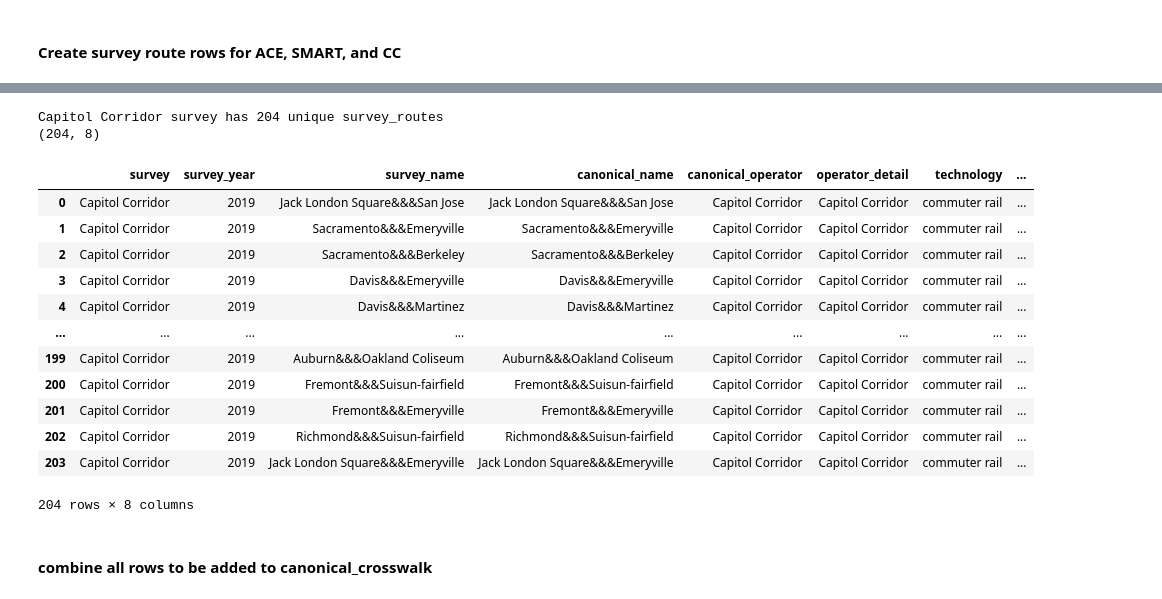
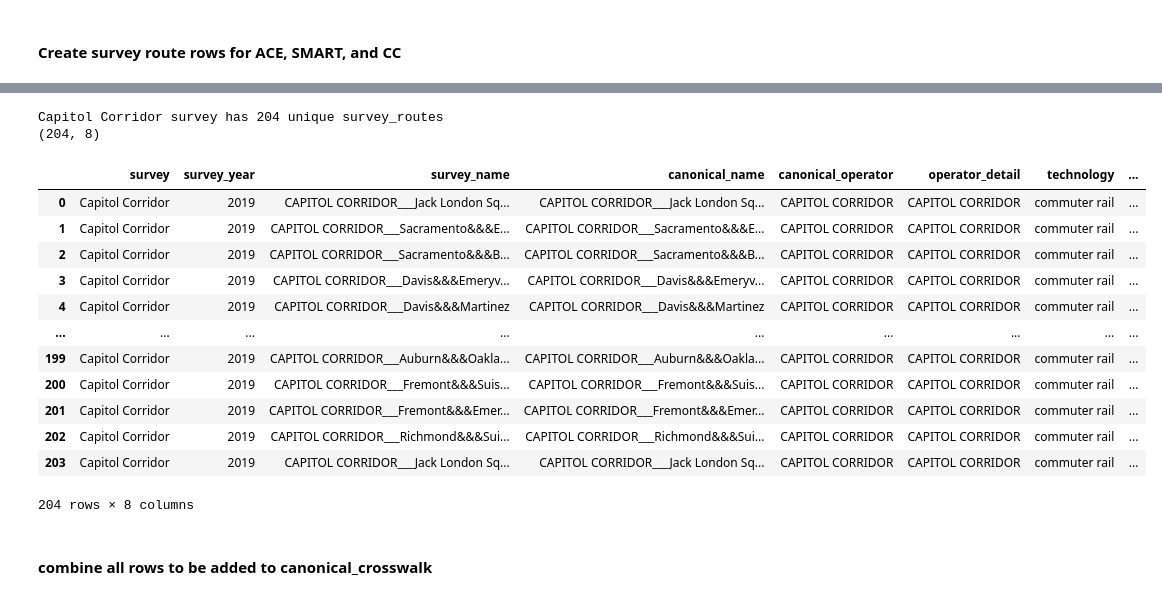
Before and after one commit to BayAreaMetro/transit-passenger-surveys, a Jupyter notebook: make-uniform/production/preprocess/add_ACE_SMART_CC_surveyRoute_to_canonical_crosswalk.ipynb, the cells around one changed output, grey strips where cells are left out. Cells and saved outputs as stored; diff of their text form; code cells hidden in the pictures.

```diff
--- a/make-uniform/production/preprocess/add_ACE_SMART_CC_surveyRoute_to_canonical_crosswalk.ipynb
+++ b/make-uniform/production/preprocess/add_ACE_SMART_CC_surveyRoute_to_canonical_crosswalk.ipynb
@@ -261,39 +261,39 @@ SMART survey has 69 unique survey_routes
 69 rows × 8 columns
 # %%
 # Capitol Corridor survey routes
-cc_data['survey_route_for_crosswalk'] = cc_data['Q1A'] + '&&&' + cc_data['Q1B']
+cc_data['survey_route_for_crosswalk'] = 'CAPITOL CORRIDOR___' + cc_data['Q1A'] + '&&&' + cc_data['Q1B']
 cc_routes = list(cc_data.survey_route_for_crosswalk.unique())
 print('Capitol Corridor survey has {} unique survey_routes'.format(len(cc_routes)))
 # print(cc_routes)
 
 # create rows
 route_add_cc = pd.DataFrame(columns = list(crosswalk))
 route_add_cc['survey_name'] = cc_routes
 route_add_cc['canonical_name'] = route_add_cc['survey_name']
-route_add_cc['canonical_operator'] = 'Capitol Corridor'
+route_add_cc['canonical_operator'] = 'CAPITOL CORRIDOR'
 route_add_cc['operator_detail'] = route_add_cc['canonical_operator']
 route_add_cc['technology'] = 'commuter rail'
 route_add_cc['technology_detail'] = route_add_cc['technology']
 route_add_cc['survey'] = 'Capitol Corridor'
 route_add_cc['survey_year'] = 2019
 
 print(route_add_cc.shape)
 display(route_add_cc)
 # %% [output]
 Capitol Corridor survey has 204 unique survey_routes
 (204, 8)
 |  | survey | survey_year | survey_name | canonical_name | canonical_operator | operator_detail | technology | ... |
-| 0 | Capitol Corridor | 2019 | Jack London Square&&&San Jose | Jack London Square&&&San Jose | Capitol Corridor | Capitol Corridor | commuter rail | ... |
-| 1 | Capitol Corridor | 2019 | Sacramento&&&Emeryville | Sacramento&&&Emeryville | Capitol Corridor | Capitol Corridor | commuter rail | ... |
-| 2 | Capitol Corridor | 2019 | Sacramento&&&Berkeley | Sacramento&&&Berkeley | Capitol Corridor | Capitol Corridor | commuter rail | ... |
-| 3 | Capitol Corridor | 2019 | Davis&&&Emeryville | Davis&&&Emeryville | Capitol Corridor | Capitol Corridor | commuter rail | ... |
-| 4 | Capitol Corridor | 2019 | Davis&&&Martinez | Davis&&&Martinez | Capitol Corridor | Capitol Corridor | commuter rail | ... |
+| 0 | Capitol Corridor | 2019 | CAPITOL CORRIDOR___Jack London Sq... | CAPITOL CORRIDOR___Jack London Sq... | CAPITOL CORRIDOR | CAPITOL CORRIDOR | commuter rail | ... |
+| 1 | Capitol Corridor | 2019 | CAPITOL CORRIDOR___Sacramento&&&E... | CAPITOL CORRIDOR___Sacramento&&&E... | CAPITOL CORRIDOR | CAPITOL CORRIDOR | commuter rail | ... |
+| 2 | Capitol Corridor | 2019 | CAPITOL CORRIDOR___Sacramento&&&B... | CAPITOL CORRIDOR___Sacramento&&&B... | CAPITOL CORRIDOR | CAPITOL CORRIDOR | commuter rail | ... |
+| 3 | Capitol Corridor | 2019 | CAPITOL CORRIDOR___Davis&&&Emeryv... | CAPITOL CORRIDOR___Davis&&&Emeryv... | CAPITOL CORRIDOR | CAPITOL CORRIDOR | commuter rail | ... |
+| 4 | Capitol Corridor | 2019 | CAPITOL CORRIDOR___Davis&&&Martinez | CAPITOL CORRIDOR___Davis&&&Martinez | CAPITOL CORRIDOR | CAPITOL CORRIDOR | commuter rail | ... |
 | ... | ... | ... | ... | ... | ... | ... | ... | ... |
-| 199 | Capitol Corridor | 2019 | Auburn&&&Oakland Coliseum | Auburn&&&Oakland Coliseum | Capitol Corridor | Capitol Corridor | commuter rail | ... |
-| 200 | Capitol Corridor | 2019 | Fremont&&&Suisun-fairfield | Fremont&&&Suisun-fairfield | Capitol Corridor | Capitol Corridor | commuter rail | ... |
-| 201 | Capitol Corridor | 2019 | Fremont&&&Emeryville | Fremont&&&Emeryville | Capitol Corridor | Capitol Corridor | commuter rail | ... |
-| 202 | Capitol Corridor | 2019 | Richmond&&&Suisun-fairfield | Richmond&&&Suisun-fairfield | Capitol Corridor | Capitol Corridor | commuter rail | ... |
-| 203 | Capitol Corridor | 2019 | Jack London Square&&&Emeryville | Jack London Square&&&Emeryville | Capitol Corridor | Capitol Corridor | commuter rail | ... |
+| 199 | Capitol Corridor | 2019 | CAPITOL CORRIDOR___Auburn&&&Oakla... | CAPITOL CORRIDOR___Auburn&&&Oakla... | CAPITOL CORRIDOR | CAPITOL CORRIDOR | commuter rail | ... |
+| 200 | Capitol Corridor | 2019 | CAPITOL CORRIDOR___Fremont&&&Suis... | CAPITOL CORRIDOR___Fremont&&&Suis... | CAPITOL CORRIDOR | CAPITOL CORRIDOR | commuter rail | ... |
+| 201 | Capitol Corridor | 2019 | CAPITOL CORRIDOR___Fremont&&&Emer... | CAPITOL CORRIDOR___Fremont&&&Emer... | CAPITOL CORRIDOR | CAPITOL CORRIDOR | commuter rail | ... |
+| 202 | Capitol Corridor | 2019 | CAPITOL CORRIDOR___Richmond&&&Sui... | CAPITOL CORRIDOR___Richmond&&&Sui... | CAPITOL CORRIDOR | CAPITOL CORRIDOR | commuter rail | ... |
+| 203 | Capitol Corridor | 2019 | CAPITOL CORRIDOR___Jack London Sq... | CAPITOL CORRIDOR___Jack London Sq... | CAPITOL CORRIDOR | CAPITOL CORRIDOR | commuter rail | ... |
 204 rows × 8 columns
 # %% [markdown]
 #### combine all rows to be added to canonical_crosswalk
```
Also changed, not shown: parts of 5 cells of this notebook, 1 other file.
